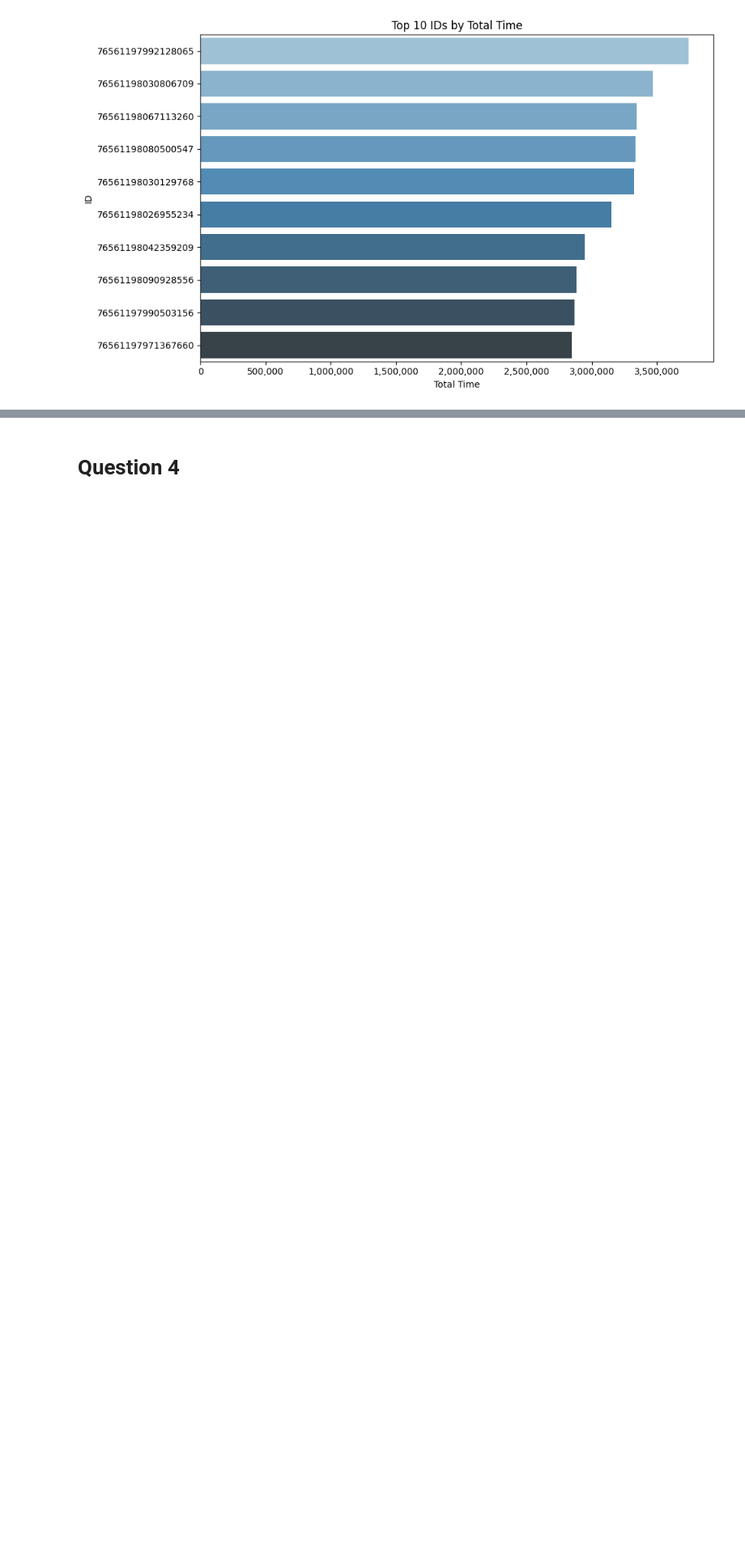
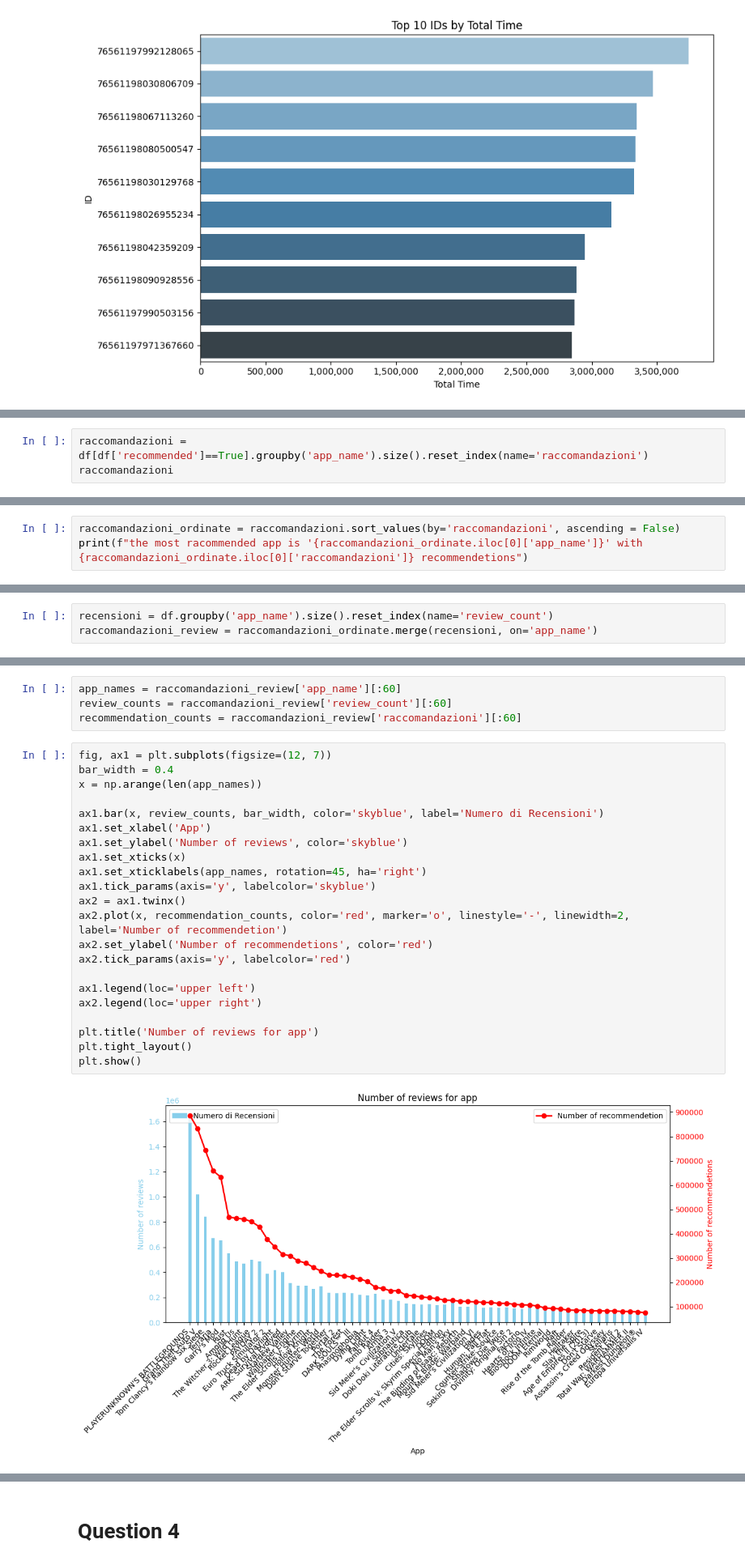
Before and after one commit to ataberk771/ADMHomework2, a Jupyter notebook: steam_dataset_analysis.ipynb, the cells around one changed output, grey strips where cells are left out. Shown at 81% size. Cells and saved outputs as stored; diff of their text form; blank space fills up the shorter version.

```diff
--- a/steam_dataset_analysis.ipynb
+++ b/steam_dataset_analysis.ipynb
@@ -338,0 +516,3 @@ plt.show()
+# %%
+raccomandazioni = df[df['recommended']==True].groupby('app_name').size().reset_index(name='raccomandazioni')
+raccomandazioni
@@ -338,0 +533,3 @@ plt.show()
+# %%
+raccomandazioni_ordinate = raccomandazioni.sort_values(by='raccomandazioni', ascending = False)
+print(f"the most racommended app is '{raccomandazioni_ordinate.iloc[0]['app_name']}' with {raccomandazioni_ordinate.iloc[0]['raccomandazioni']} recommendetions")
@@ -338,0 +560,3 @@ plt.show()
+# %%
+recensioni = df.groupby('app_name').size().reset_index(name='review_count')
+raccomandazioni_review = raccomandazioni_ordinate.merge(recensioni, on='app_name')
@@ -338,0 +576,28 @@ plt.show()
+# %%
+app_names = raccomandazioni_review['app_name'][:60]
+review_counts = raccomandazioni_review['review_count'][:60]
+recommendation_counts = raccomandazioni_review['raccomandazioni'][:60]
+# %%
+fig, ax1 = plt.subplots(figsize=(12, 7))
+bar_width = 0.4
+x = np.arange(len(app_names))
+
+ax1.bar(x, review_counts, bar_width, color='skyblue', label='Numero di Recensioni')
+ax1.set_xlabel('App')
+ax1.set_ylabel('Number of reviews', color='skyblue')
+ax1.set_xticks(x)
+ax1.set_xticklabels(app_names, rotation=45, ha='right')
+ax1.tick_params(axis='y', labelcolor='skyblue')
+ax2 = ax1.twinx()
+ax2.plot(x, recommendation_counts, color='red', marker='o', linestyle='-', linewidth=2, label='Number of recommendetion')
+ax2.set_ylabel('Number of recommendetions', color='red')
+ax2.tick_params(axis='y', labelcolor='red')
+
+ax1.legend(loc='upper left')
+ax2.legend(loc='upper right')
+
+plt.title('Number of reviews for app')
+plt.tight_layout()
+plt.show()
+# %% [output]
+[figure, added]
```
Also changed, not shown: parts of 63 cells of this notebook.
